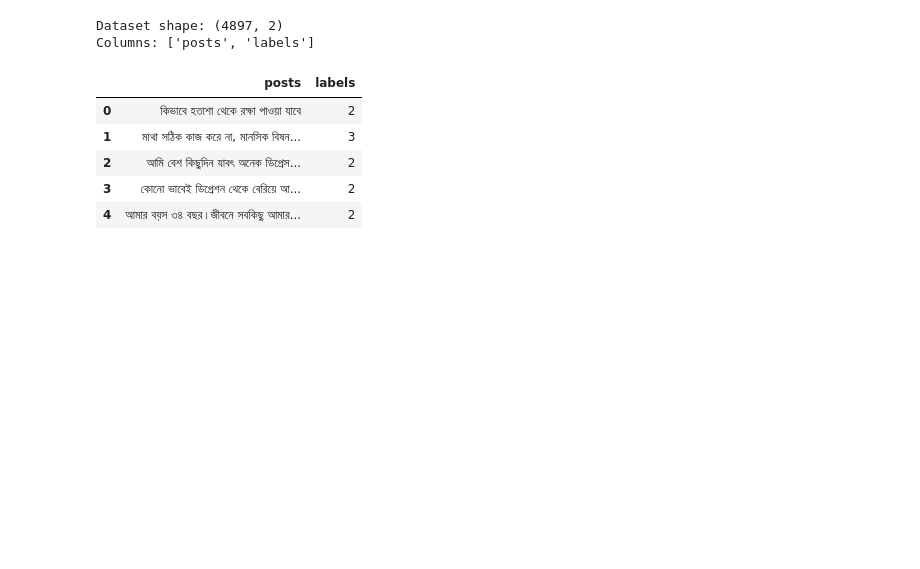
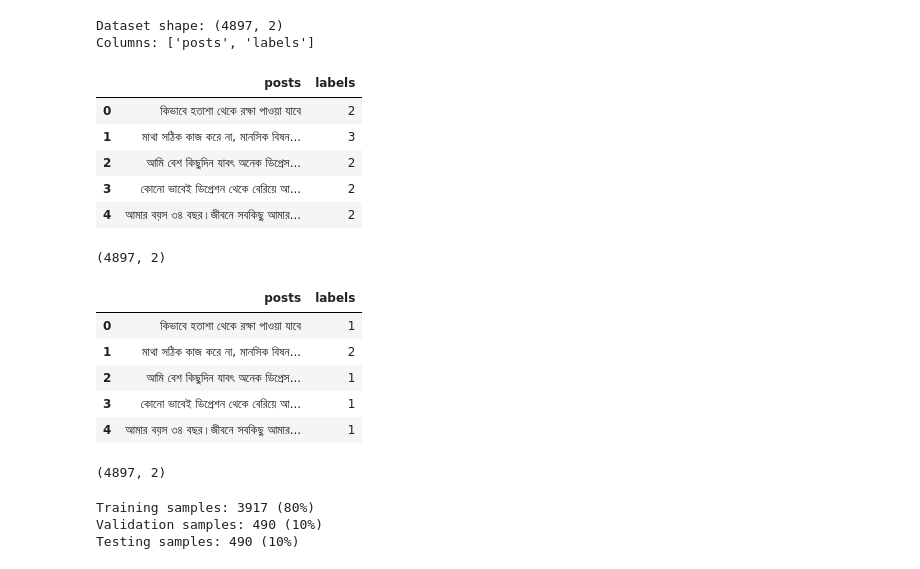
Before and after one commit to SrothJr/p2_model, a Jupyter notebook: training.ipynb, the cells around one changed output. Cells and saved outputs as stored; diff of their text form; code cells hidden in the pictures; blank space fills up the shorter version.

```diff
--- a/training.ipynb
+++ b/training.ipynb
@@ -43,3 +42,31 @@ Columns: ['posts', 'labels']
 | 2 | আমি বেশ কিছুদিন যাবৎ অনেক ডিপ্রেস... | 2 |
 | 3 | কোনো ভাবেই ডিপ্রেশন থেকে বেরিয়ে আ... | 2 |
 | 4 | আমার বয়স ৩৪ বছর।জীবনে সবকিছু আমার... | 2 |
+# %%
+#Basic cleaning
+
+df = df.dropna(subset=['posts', 'labels'])
+df.shape
+# %% [output]
+(4897, 2)
+# %%
+# label mapping
+
+label_map = {1:0, 2:1, 3:2, 4:3}
+df['labels'] = df['labels'].map(label_map)
+
+df.head()
+# %% [output]
+|  | posts | labels |
+| 0 | কিভাবে হতাশা থেকে রক্ষা পাওয়া যাবে | 1 |
+| 1 | মাথা সঠিক কাজ করে না, মানসিক বিষন... | 2 |
+| 2 | আমি বেশ কিছুদিন যাবৎ অনেক ডিপ্রেস... | 1 |
+| 3 | কোনো ভাবেই ডিপ্রেশন থেকে বেরিয়ে আ... | 1 |
+| 4 | আমার বয়স ৩৪ বছর।জীবনে সবকিছু আমার... | 1 |
+# %%
+df.dropna(subset=['labels'])
+df['labels'] = df['labels'].astype(int)
+
+df.shape
+# %% [output]
+(4897, 2)
@@ -45,0 +85,10 @@ Columns: ['posts', 'labels']
+# %%
+dataset = DatasetDict({"train": train_dataset, "validation": val_dataset, "test": test_dataset})
+
+print(f"Training samples: {len(train_dataset)} (80%)")
+print(f"Validation samples: {len(val_dataset)} (10%)")
+print(f"Testing samples: {len(test_dataset)} (10%)")
+# %% [output]
+Training samples: 3917 (80%)
+Validation samples: 490 (10%)
+Testing samples: 490 (10%)
```
Also changed, not shown: parts of 15 cells of this notebook, 4 other files.
